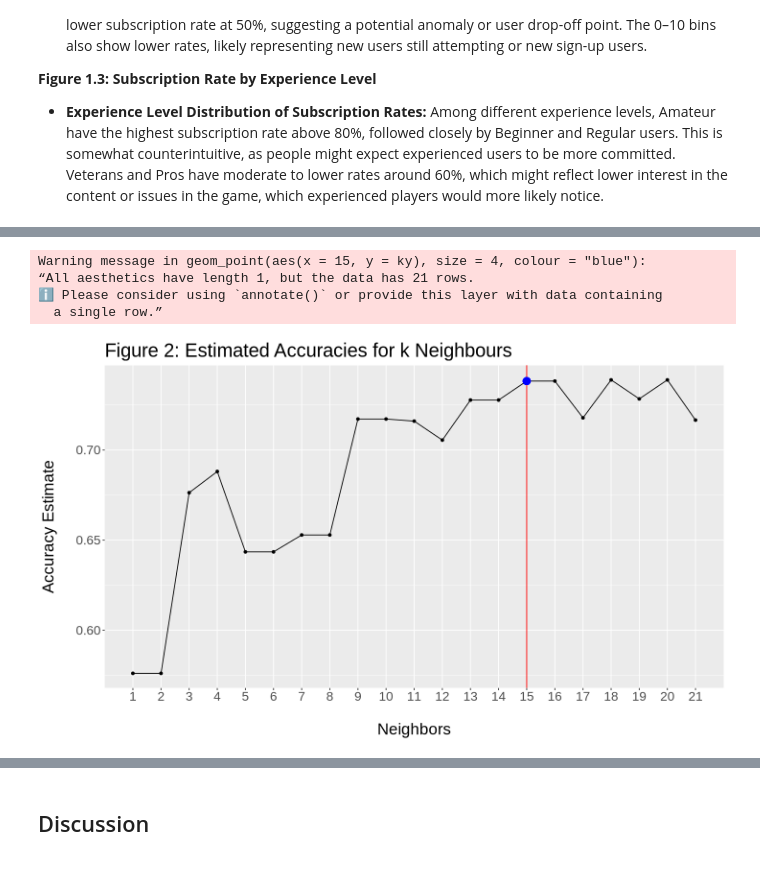
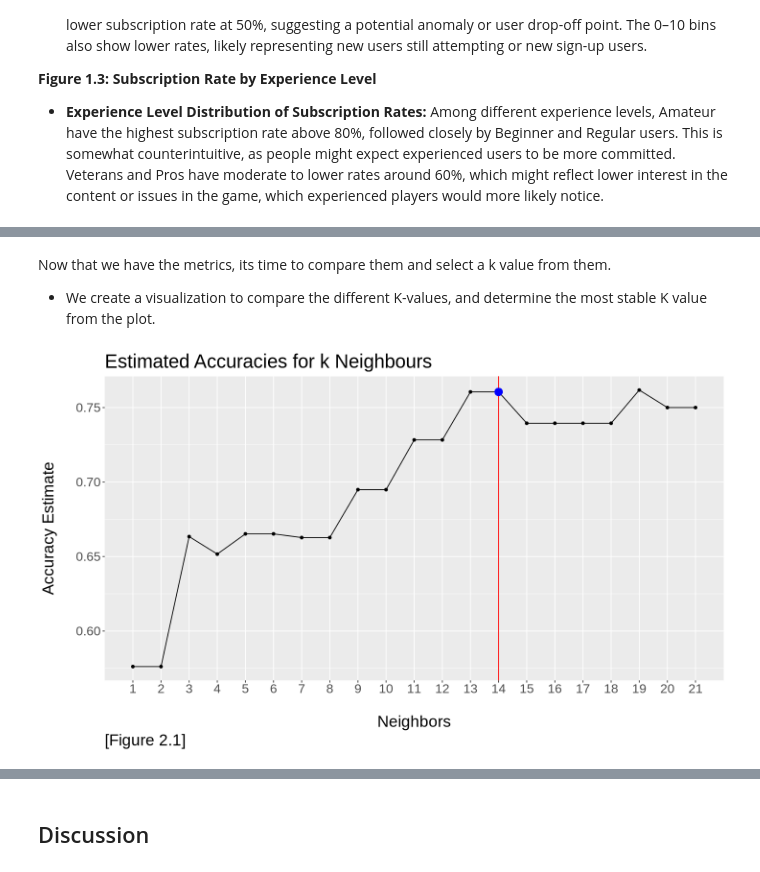
Before and after one commit to karunaj28/DSCI100-Group-Project, a Jupyter notebook: group-final.ipynb, the cells around one changed output, grey strips where cells are left out. Saved outputs shown, nothing was run; the diff lists cells and outputs as text; code cells hidden in the pictures.

```diff
--- a/group-final.ipynb
+++ b/group-final.ipynb
@@ -292,44 +301,48 @@ all_plots
+# %%
+set.seed(10)
+ps_recipe <- recipe(subscribe ~ experience + age + number_of_sessions, data = ps_train) |>
+    step_scale(number_of_sessions, age) |>
+    step_center(number_of_sessions, age)
+
+knn_spec <- nearest_neighbor(weight_func = "rectangular", neighbors = tune()) |>
+    set_engine("kknn") |>
+    set_mode("classification")
+
+ps_vfold <- vfold_cv(ps_train, v = 5, strata = subscribe)
+
+gridvals <- tibble(neighbors = seq(1, 21))
+
+ps_results <- workflow() |>
+    add_recipe(ps_recipe) |>
+    add_model(knn_spec) |>
+    tune_grid(resamples = ps_vfold, grid = gridvals) |>
+    collect_metrics() |>
+    filter(.metric == "accuracy")
+# %% [markdown]
+Now that we have the metrics, its time to compare them and select a k value from them.
+- We create a visualization to compare the different K-values, and determine the most stable K value from the plot.
 # %%
-set.seed(1)
-ps_recipe <- recipe(subscribe ~ experience + Age + number_of_sessions, data = ps_train) |>
-    step_scale(number_of_sessions, Age) |>
-    step_center(number_of_sessions, Age)
+options(repr.plot.width = 12, repr.plot.height = 7)
+selected_K = 14
+ky <- ps_results |> filter(neighbors == selected_K) |> select(mean) |> pull()
 
-knn_spec <- nearest_neighbor(weight_func = "rectangular", neighbors = tune()) |>
-    set_engine("kknn") |>
-    set_mode("classification")
-
-ps_vfold <- vfold_cv(ps_train, v = 5, strata = subscribe)
-gridvals <- tibble(neighbors = seq(1, 21))
-
-ps_results <- workflow() |>
-    add_recipe(ps_recipe) |>
-    add_model(knn_spec) |>
-    tune_grid(resamples = ps_vfold, grid = gridvals) |>
-    collect_metrics() |>
-    filter(.metric == "accuracy")
-
-options(repr.plot.width = 12, repr.plot.height = 7)
-
-ky <- ps_results |> filter(neighbors == 15) |> select(mean) |> pull()
 
 cross_val_plot <- ps_results |>
     ggplot(aes(x = neighbors, y = mean)) +
     geom_point() +
     geom_line() +
-    geom_vline(xintercept = 15, colour = "red") +
-    geom_point(aes(x=15, y= ky), size = 4, colour = "blue") +
+    geom_vline(xintercept = selected_K, colour = "red") +
+    geom_point(aes(x=selected_K, y= ky), size = 4, colour = "blue") +
     labs(x = "\nNeighbors",
          y = "Accuracy Estimate\n",
-         title = "Figure 2: Estimated Accuracies for k Neighbours") +
+         title = "Estimated Accuracies for k Neighbours",
+         caption = "[Figure 2.1]") +
     scale_x_continuous(limits = c(1, 21), breaks = seq(1, 21), minor_breaks = seq(1, 21, 1)) +
     theme(text = element_text(size = 20),
           plot.caption = element_text(size = 20, hjust = 0))
 
+options(warn = -1)
 cross_val_plot
+options(warn = 0)
 # %% [output]
-Warning message in geom_point(aes(x = 15, y = ky), size = 4, colour = "blue"):
-“All aesthetics have length 1, but the data has 21 rows.
-ℹ Please consider using `annotate()` or provide this layer with data containing
-  a single row.”
-[figure, old version]
+[figure, new version]
```
Also changed, not shown: parts of 16 cells of this notebook.
